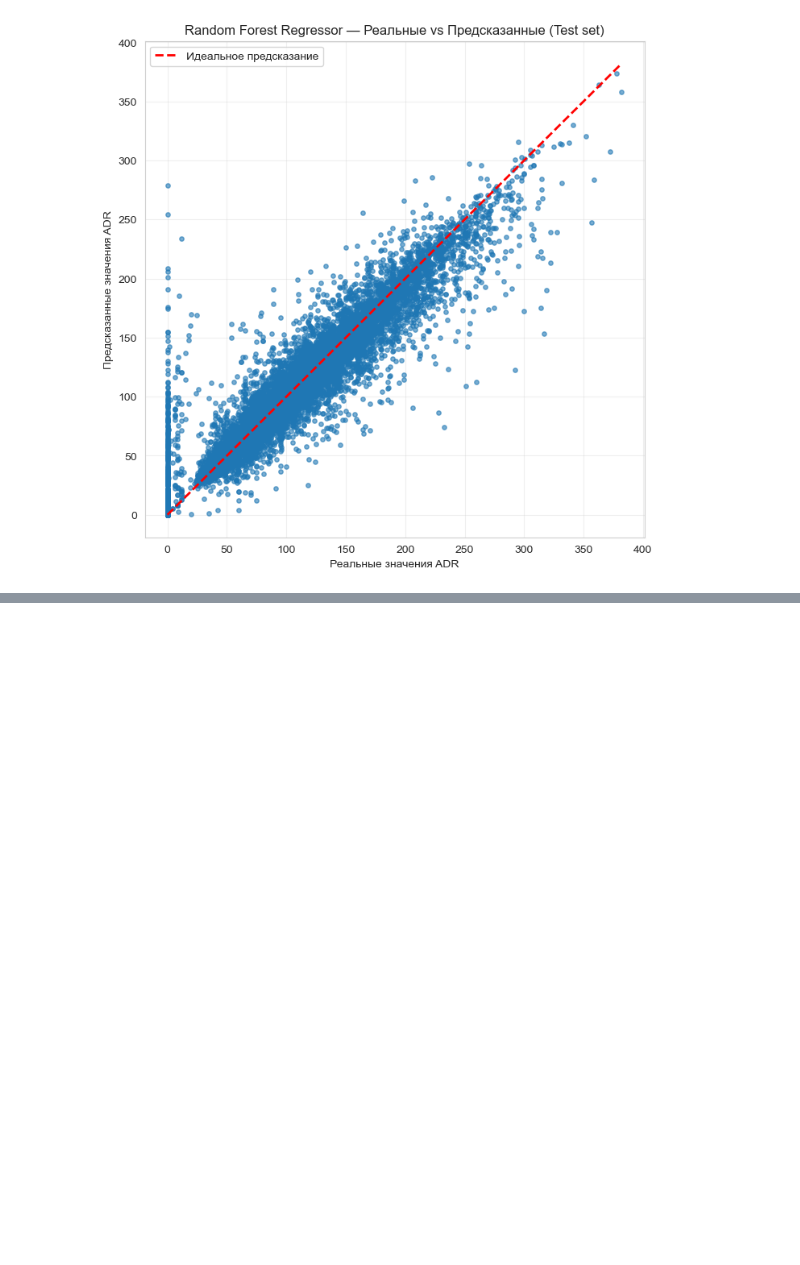
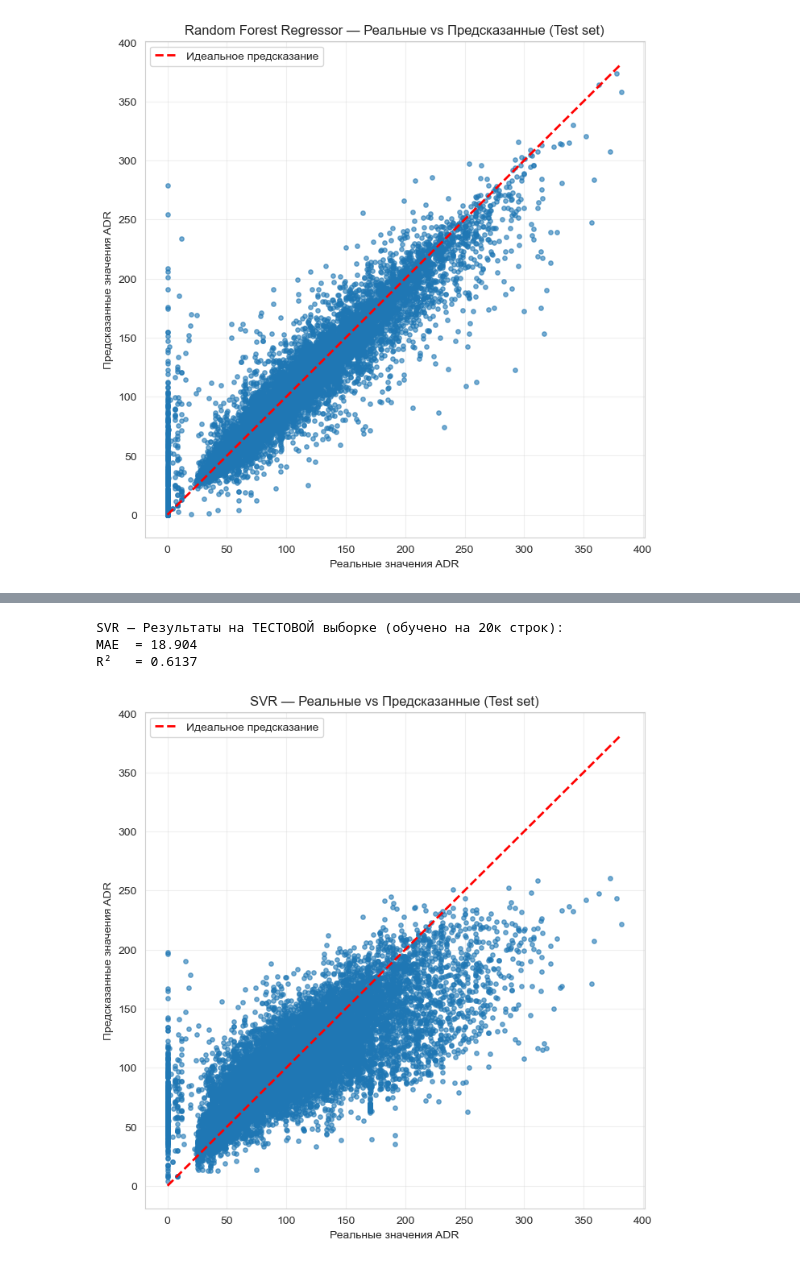
Before and after one commit to slaav1k/RSREU_MethodsML, a Jupyter notebook: sample2.ipynb, the cells around one changed output, grey strips where cells are left out. Saved outputs shown, nothing was run; the diff lists cells and outputs as text; code cells hidden in the pictures; blank space fills up the shorter version.

```diff
--- a/sample2.ipynb
+++ b/sample2.ipynb
@@ -1315,0 +1438,20 @@ plt.show()
+# %%
+from sklearn.svm import SVR
+
+svr_pipeline = Pipeline([
+    ('preprocessor', preprocessor),
+    ('scaler', StandardScaler(with_mean=False)),
+    ('regressor', SVR())
+])
+# %%
+param_grid_svr = {
+    'regressor__kernel': ['rbf', 'linear'], # тип ядра
+    'regressor__C': [0.1, 1, 10],            # штраф за ошибку
+    'regressor__epsilon': [0.1, 0.2]         # ширина "трубки" игнорирования ошибок
+}
+# %%
+X_train_sub = X_train.iloc[:10000]
+y_train_sub = y_train.iloc[:10000]
+
+# X_train_sub = X_train
+# y_train_sub = y_train
@@ -1315,0 +1518,26 @@ plt.show()
+# %%
+svr_pipeline.set_params(regressor__kernel=best_params_svr[0], regressor__C=best_params_svr[1], regressor__epsilon=best_params_svr[2])
+svr_pipeline.fit(X_train.iloc[:20000], y_train.iloc[:20000])
+y_pred_test_svr = svr_pipeline.predict(X_test)
+
+print(f"\nSVR — Результаты на ТЕСТОВОЙ выборке (обучено на 20к строк):")
+print(f"MAE  = {mean_absolute_error(y_test, y_pred_test_svr):.3f}")
+print(f"R²   = {r2_score(y_test, y_pred_test_svr):.4f}")
+# %% [output]
+SVR — Результаты на ТЕСТОВОЙ выборке (обучено на 20к строк):
+MAE  = 18.904
+R²   = 0.6137
+# %%
+import matplotlib.pyplot as plt
+
+plt.figure(figsize=(8, 8))
+plt.scatter(y_test, y_pred_test_svr, alpha=0.6, s=15)
+plt.plot([y_test.min(), y_test.max()], [y_test.min(), y_test.max()], 'r--', lw=2, label='Идеальное предсказание')
+plt.xlabel('Реальные значения ADR')
+plt.ylabel('Предсказанные значения ADR')
+plt.title('SVR — Реальные vs Предсказанные (Test set)')
+plt.legend()
+plt.grid(True, alpha=0.3)
+plt.show()
+# %% [output]
+[figure, added]
```
Also changed, not shown: parts of 12 cells of this notebook.
